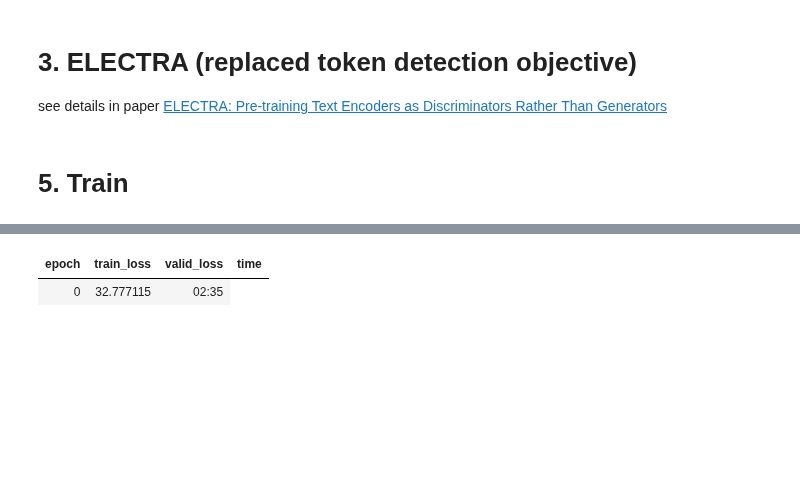
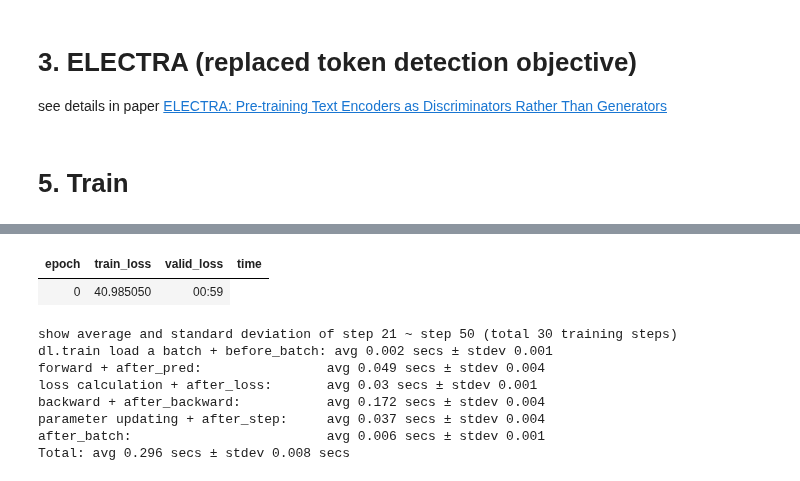
Before and after one commit to richarddwang/electra_pytorch, a Jupyter notebook: Pretrain.ipynb, the cells around one changed output, grey strips where cells are left out. Cells and saved outputs as stored; diff of their text form; code cells hidden in the pictures; blank space fills up the shorter version.

```diff
--- a/Pretrain.ipynb
+++ b/Pretrain.ipynb
@@ -355,7 +355,8 @@ learn = Learner(dls, electra_model,
                 path='./checkpoints',
                 model_dir='pretrain',
                 cbs=[mlm_cb,
-                    RunSteps(c.steps, [0.0625, 0.125, 0.25, 0.5, 1.0], c.run_name+"_{percent}"),
+                    #RunSteps(c.steps, [0.0625, 0.125, 0.25, 0.5, 1.0], c.run_name+"_{percent}"),
+                    Timer(30,20),
                     ],
                 )
 
@@ -368,6 +369,7 @@ else:
   if c.use_clip: learn.add_cb(GradientClipping(1.))
 
 # Seed
+torch.backends.cudnn.benchmark = False # set to True save you 1hr when training small model, but I rather want to get reproducibility
 random.seed(c.seed)
 np.random.seed(c.seed)
 torch.manual_seed(c.seed)
@@ -381,2 +383,10 @@ test_11081 , starts at 2020-08-22 15:20:05.720128+08:00
 | epoch | train_loss | valid_loss | time |
-| 0 | 32.777115 | 02:35 |
+| 0 | 40.985050 | 00:59 |
+show average and standard deviation of step 21 ~ step 50 (total 30 training steps)
+dl.train load a batch + before_batch: avg 0.002 secs ± stdev 0.001
+forward + after_pred:                avg 0.049 secs ± stdev 0.004
+loss calculation + after_loss:       avg 0.03 secs ± stdev 0.001
+backward + after_backward:           avg 0.172 secs ± stdev 0.004
+parameter updating + after_step:     avg 0.037 secs ± stdev 0.004
+after_batch:                         avg 0.006 secs ± stdev 0.001
+Total: avg 0.296 secs ± stdev 0.008 secs
```
Also changed, not shown: parts of 3 cells of this notebook, 6 other files.
